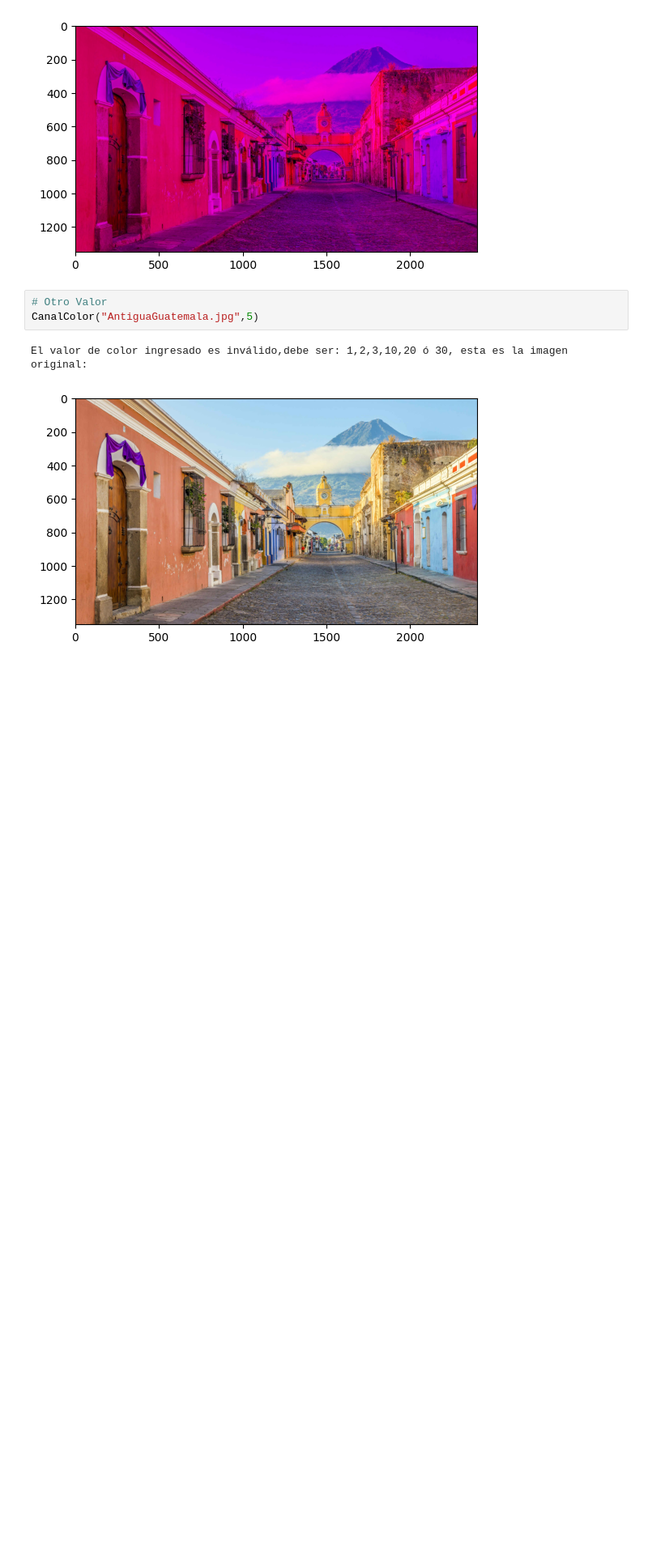
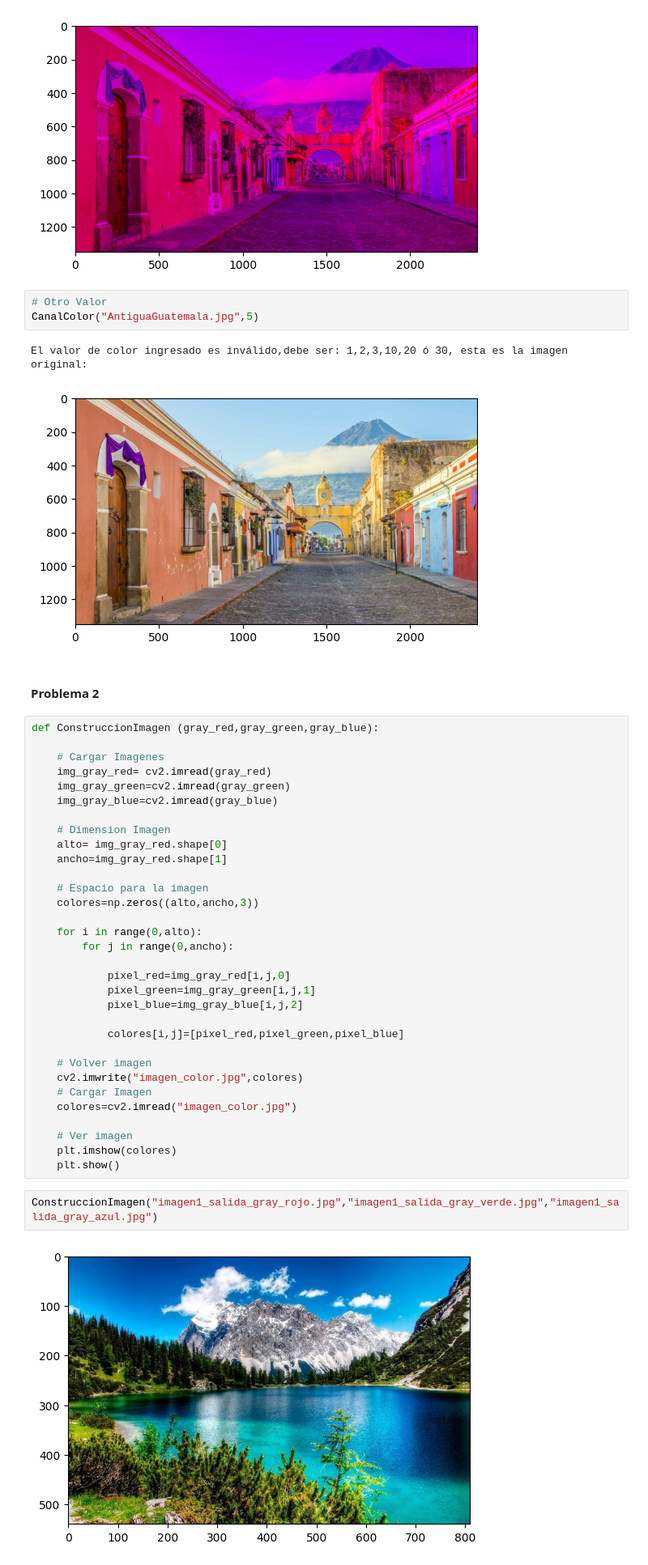
Before and after one commit to LeoContreras8/Lab1, a Jupyter notebook: laboratorio1_LeonelContreras.ipynb, the cells around one changed output. Shown at 81% size. Drawn from its saved outputs; the diff is of its cells as text; blank space fills up the shorter version.

Commit message:
problema2

```diff
--- a/laboratorio1_LeonelContreras.ipynb
+++ b/laboratorio1_LeonelContreras.ipynb
@@ -133,3 +133,41 @@ CanalColor("AntiguaGuatemala.jpg",5)
 # %% [output]
 El valor de color ingresado es inválido,debe ser: 1,2,3,10,20 ó 30, esta es la imagen original:
 [figure]
+# %% [markdown]
+#### Problema 2
+# %%
+def ConstruccionImagen (gray_red,gray_green,gray_blue):
+
+    # Cargar Imagenes
+    img_gray_red= cv2.imread(gray_red)
+    img_gray_green=cv2.imread(gray_green)
+    img_gray_blue=cv2.imread(gray_blue)
+
+    # Dimension Imagen
+    alto= img_gray_red.shape[0]
+    ancho=img_gray_red.shape[1]
+
+    # Espacio para la imagen
+    colores=np.zeros((alto,ancho,3))
+
+    for i in range(0,alto):
+        for j in range(0,ancho):
+
+            pixel_red=img_gray_red[i,j,0]
+            pixel_green=img_gray_green[i,j,1]
+            pixel_blue=img_gray_blue[i,j,2]
+
+            colores[i,j]=[pixel_red,pixel_green,pixel_blue]
+
+    # Volver imagen
+    cv2.imwrite("imagen_color.jpg",colores)
+    # Cargar Imagen
+    colores=cv2.imread("imagen_color.jpg")
+
+    # Ver imagen
+    plt.imshow(colores)
+    plt.show()
+# %%
+ConstruccionImagen("imagen1_salida_gray_rojo.jpg","imagen1_salida_gray_verde.jpg","imagen1_salida_gray_azul.jpg")
+# %% [output]
+[figure, added]
```
Also changed, not shown: parts of 2 cells of this notebook, 1 other file.
